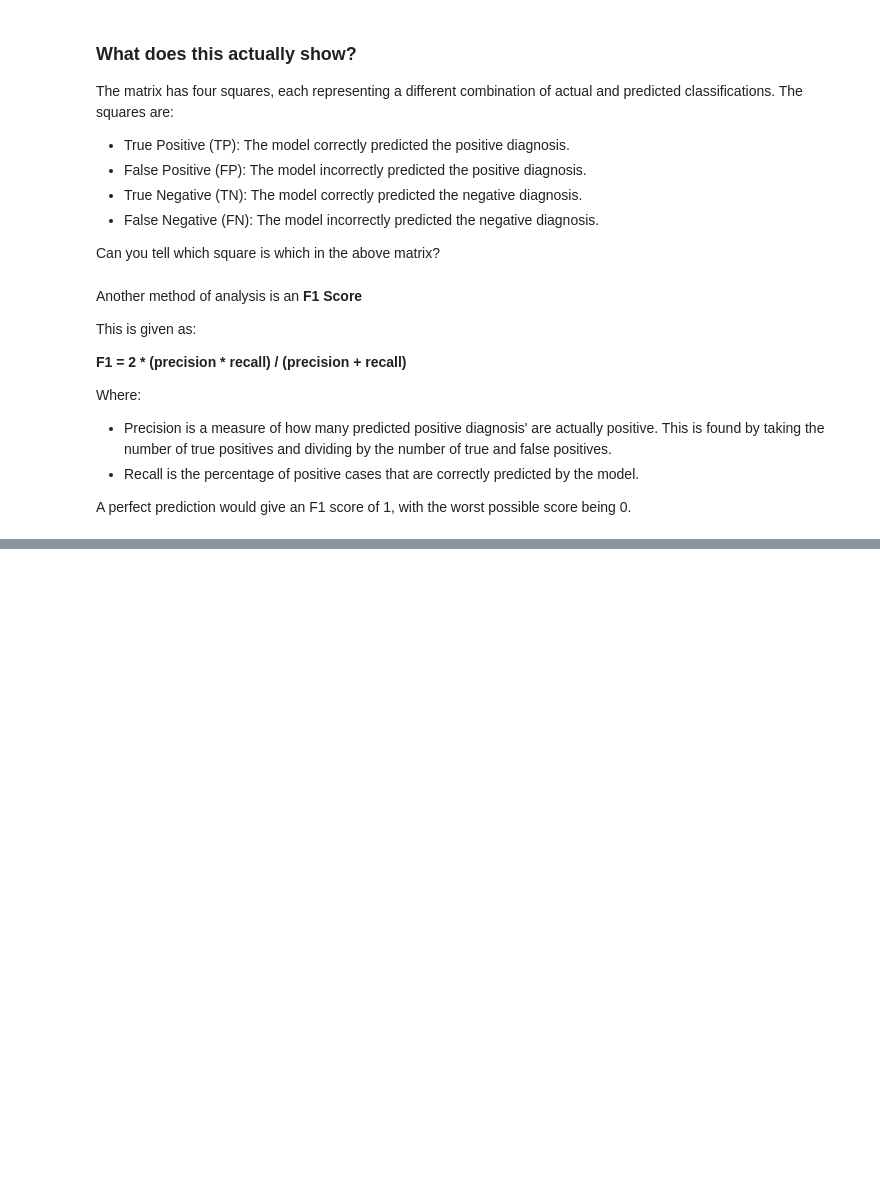
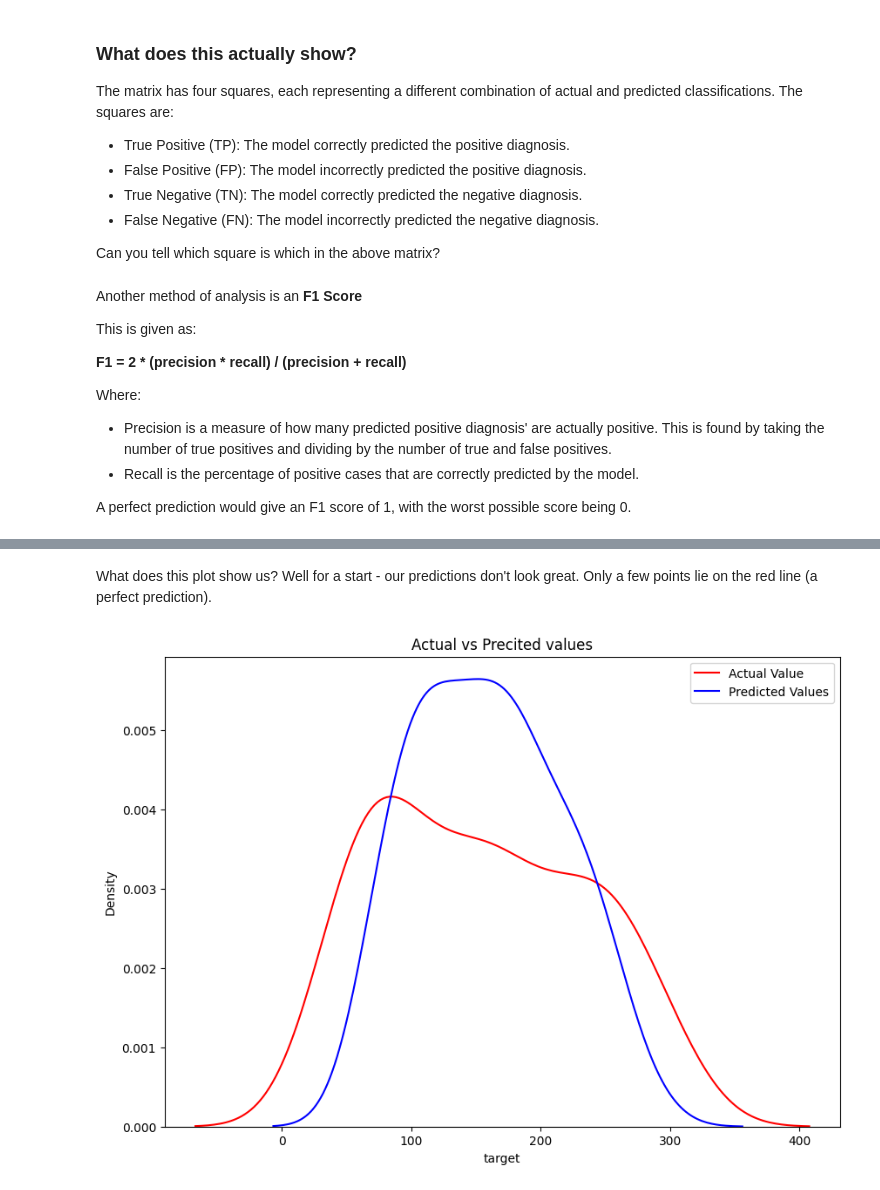
Before and after one commit to benWallace57/Instant_Training, a Jupyter notebook: training.ipynb, the cells around one changed output, grey strips where cells are left out. Drawn from its saved outputs; the diff is of its cells as text; code cells hidden in the pictures; blank space fills up the shorter version.

```diff
--- a/training.ipynb
+++ b/training.ipynb
@@ -334,0 +502,18 @@ classification_model =
+# %% [markdown]
+What does this plot show us? Well for a start - our predictions don't look great. Only a few points lie on the red line (a perfect prediction).
+# %%
+import seaborn as sns
+
+#image dimensions
+plt.figure(figsize=(10, 7))
+#Kernel Density Estimation plot
+ax = sns.kdeplot(y_testing, color="r", label="Actual Value") #actual values
+sns.kdeplot(y_predictions, color="b", label="Predicted Values", ax=ax) #predicted values
+#showing title
+plt.title('Actual vs Precited values')
+#showing legend
+plt.legend()
+#showing plot
+plt.show()
+# %% [output]
+[figure, added]
```
Also changed, not shown: parts of 32 cells of this notebook, 2 other files.
